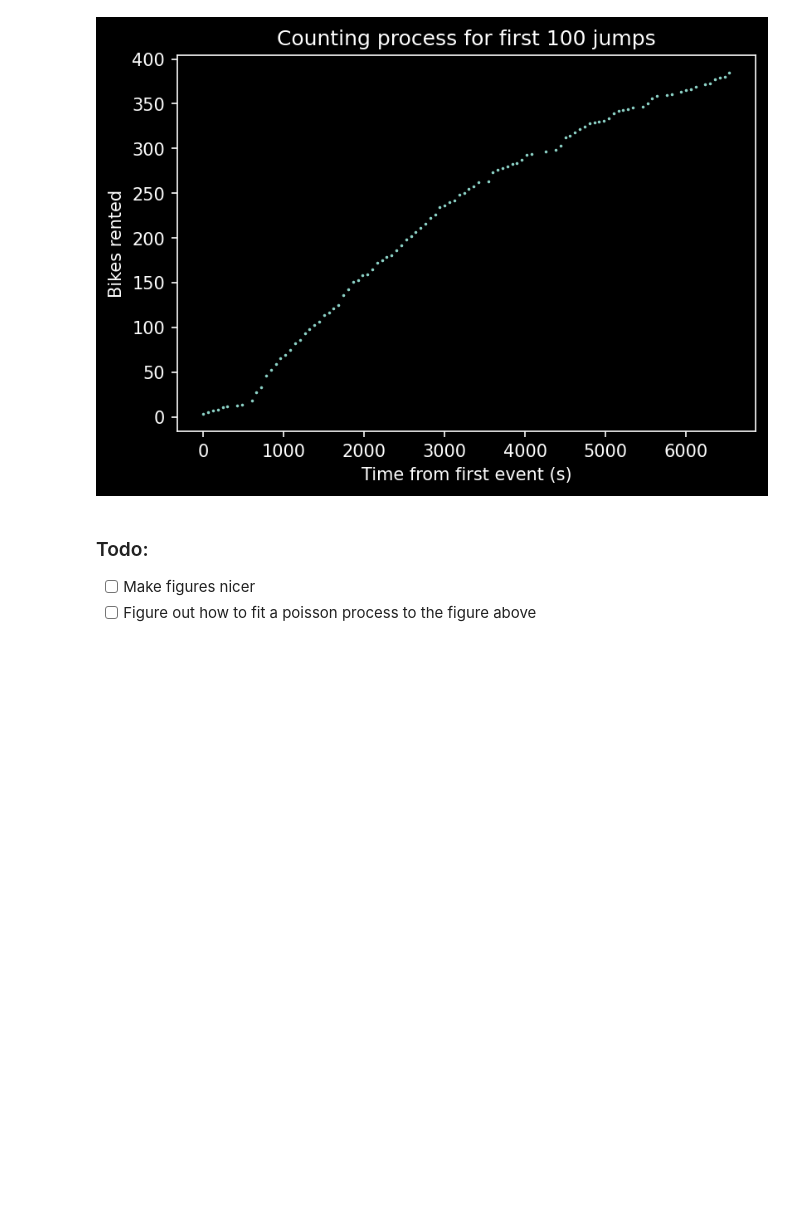
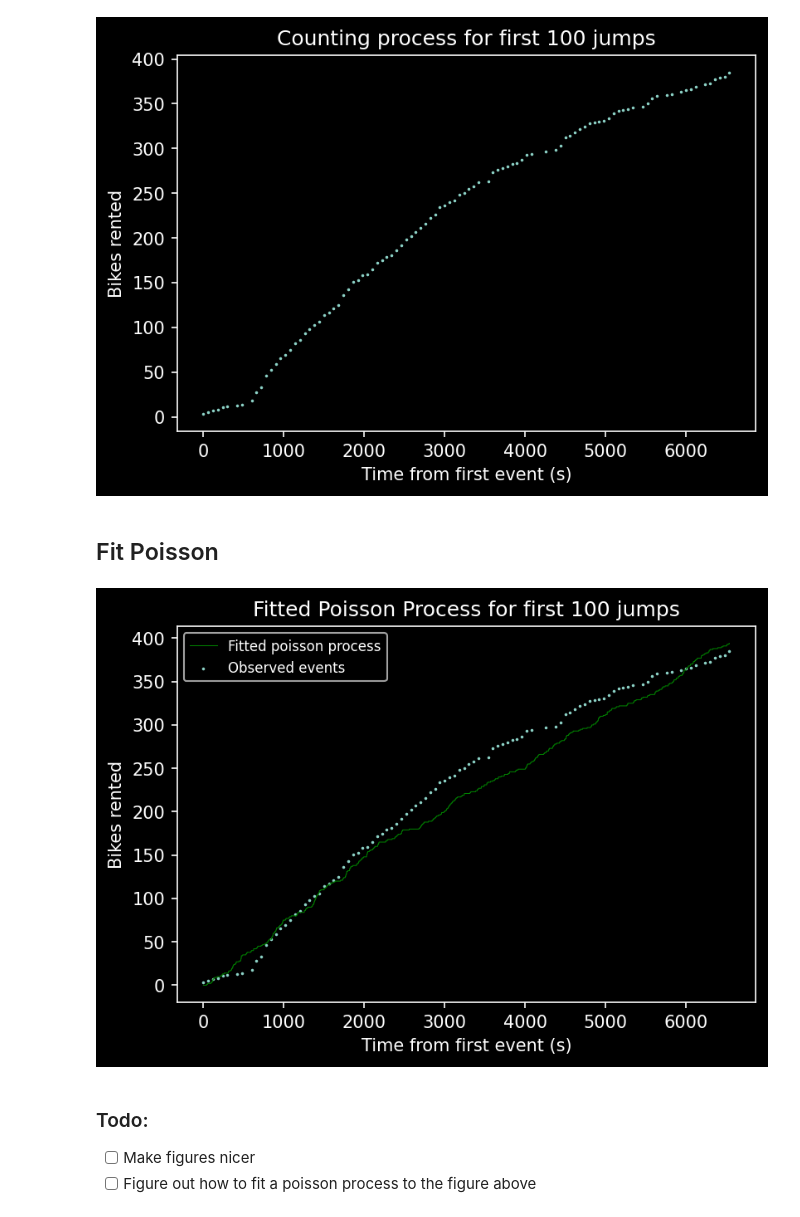
Before and after one commit to carlosaccp/Santander-SE-ME, a Jupyter notebook: analysis/EDA.ipynb, the cells around one changed output. Drawn from its saved outputs; the diff is of its cells as text; code cells hidden in the pictures; blank space fills up the shorter version.

Commit message:
fit poisson process

```diff
--- a/analysis/EDA.ipynb
+++ b/analysis/EDA.ipynb
@@ -194,6 +194,36 @@ plot_n_unique_events(100, s=0.5)
 plot_n_counting_process(100, s=0.5)
 # %% [output]
 [figure]
+# %% [markdown]
+## Fit Poisson
+# %%
+def fit_poisson_process(n, **kwargs):
+    """Plot the first n jumps in the counting process"""
+    counting_process = bike_data.start_time.value_counts().sort_index().cumsum() # Count the freq of the values, sort them and compute the cumsum
+    times = counting_process.index.to_numpy()                                    # to find how many units we jump per time step (jumps non-uniform)
+    freqs = counting_process.values
+    times -= times[0] # Adjust for zeroth time
+    plt.figure(5)
+    times = times[:n]
+    freqs = freqs[:n]
+    max_time = times[-1]
+    n_events = freqs[-1]
+    timerange = [i for i in range(max_time)] # timerange for point process approx
+    poisson_rate =  n_events / max_time
+    poisson_fit = np.random.poisson(poisson_rate, max_time)
+    S = [np.sum(poisson_fit[0:i]) for i in range(max_time)]
+    plt.plot(timerange, S, color="green", linewidth=0.5)
+    plt.scatter(times, freqs, **kwargs)
+    ax = plt.gca()
+    plt.title("Fitted Poisson Process for first " + str(n) + " jumps")
+    plt.xlabel("Time from first event (s)")
+    plt.ylabel("Bikes rented")
+    plt.legend(["Fitted poisson process", "Observed events"], prop={'size': 8})
+    plt.show() # ref: https://fromosia.wordpress.com/2017/03/19/stochastic-poisson-process/
+# %%
+fit_poisson_process(100, s=0.5)
+# %% [output]
+[figure, added]
 # %% [markdown]
 ### Todo:
 - [ ] Make figures nicer
```
Also changed, not shown: parts of 2 cells of this notebook.
